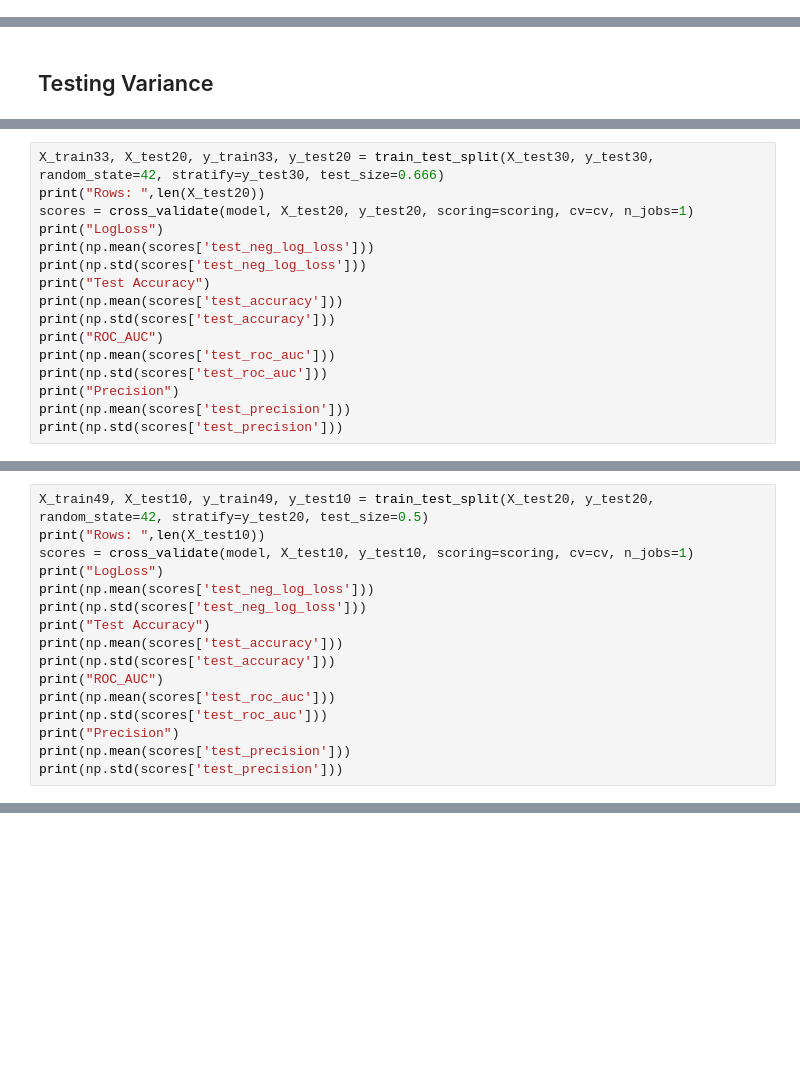
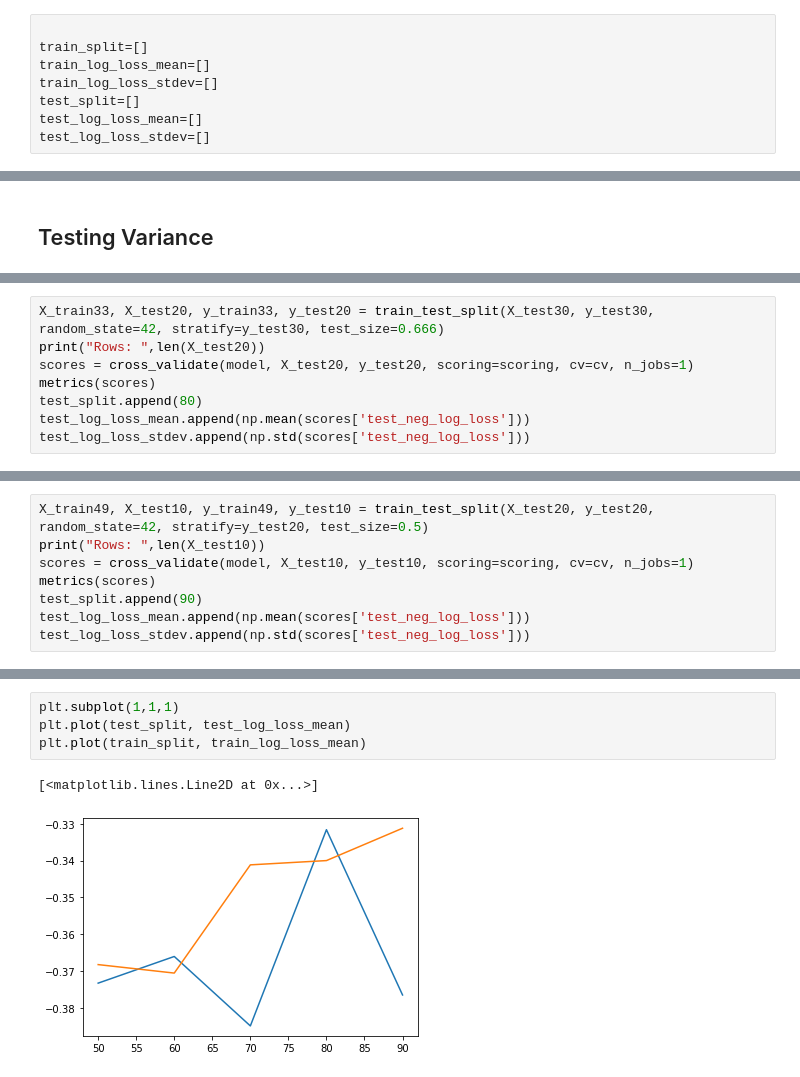
Before and after one commit to ejw-data/ml-myopia, a Jupyter notebook: data-splits/variance_test_balance.ipynb, the cells around one changed output, grey strips where cells are left out. Cells and saved outputs as stored; diff of their text form; blank space fills up the shorter version.

Commit message:
updated sample split experiment

```diff
--- a/data-splits/variance_test_balance.ipynb
+++ b/data-splits/variance_test_balance.ipynb
@@ -65 +62,9 @@ train=[]
+# %%
+
+train_split=[]
+train_log_loss_mean=[]
+train_log_loss_stdev=[]
+test_split=[]
+test_log_loss_mean=[]
+test_log_loss_stdev=[]
 # %%
@@ -311,18 +266,10 @@ Precision
 X_train33, X_test20, y_train33, y_test20 = train_test_split(X_test30, y_test30, random_state=42, stratify=y_test30, test_size=0.666)
 print("Rows: ",len(X_test20))
 scores = cross_validate(model, X_test20, y_test20, scoring=scoring, cv=cv, n_jobs=1)
-print("LogLoss")
-print(np.mean(scores['test_neg_log_loss']))
-print(np.std(scores['test_neg_log_loss']))
-print("Test Accuracy")
-print(np.mean(scores['test_accuracy']))
-print(np.std(scores['test_accuracy']))
-print("ROC_AUC")
-print(np.mean(scores['test_roc_auc']))
-print(np.std(scores['test_roc_auc']))
-print("Precision")
-print(np.mean(scores['test_precision']))
-print(np.std(scores['test_precision']))
+metrics(scores)
+test_split.append(80)
+test_log_loss_mean.append(np.mean(scores['test_neg_log_loss']))
+test_log_loss_stdev.append(np.std(scores['test_neg_log_loss']))
 # %% [output]
 Rows:  130
 LogLoss
@@ -341,18 +288,10 @@ Precision
 X_train49, X_test10, y_train49, y_test10 = train_test_split(X_test20, y_test20, random_state=42, stratify=y_test20, test_size=0.5)
 print("Rows: ",len(X_test10))
 scores = cross_validate(model, X_test10, y_test10, scoring=scoring, cv=cv, n_jobs=1)
-print("LogLoss")
-print(np.mean(scores['test_neg_log_loss']))
-print(np.std(scores['test_neg_log_loss']))
-print("Test Accuracy")
-print(np.mean(scores['test_accuracy']))
-print(np.std(scores['test_accuracy']))
-print("ROC_AUC")
-print(np.mean(scores['test_roc_auc']))
-print(np.std(scores['test_roc_auc']))
-print("Precision")
-print(np.mean(scores['test_precision']))
-print(np.std(scores['test_precision']))
+metrics(scores)
+test_split.append(90)
+test_log_loss_mean.append(np.mean(scores['test_neg_log_loss']))
+test_log_loss_stdev.append(np.std(scores['test_neg_log_loss']))
 # %% [output]
 Rows:  65
 LogLoss
@@ -371,0 +320,7 @@ Need a minimum of 150 samples (Test)
+# %%
+plt.subplot(1,1,1)
+plt.plot(test_split, test_log_loss_mean)
+plt.plot(train_split, train_log_loss_mean)
+# %% [output]
+[<matplotlib.lines.Line2D at 0x...>]
+[figure, added]
```
Also changed, not shown: parts of 16 cells of this notebook, 1 other file.
